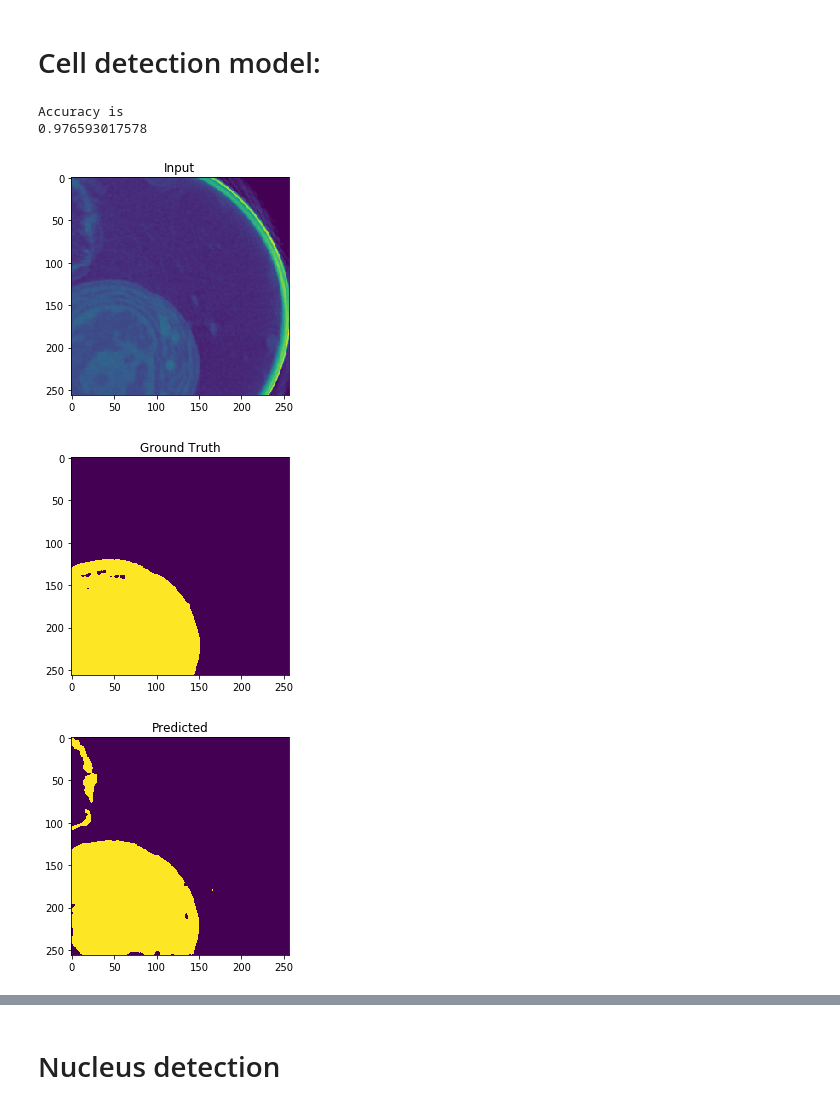
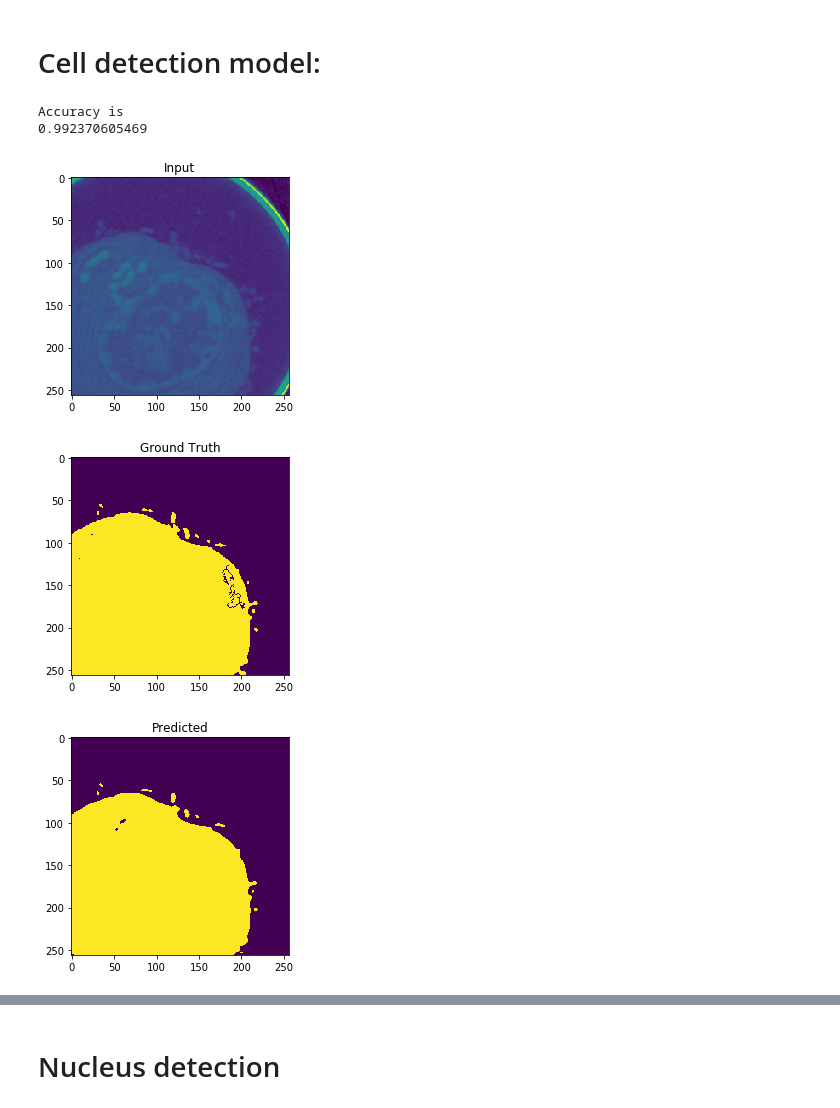
Before and after one commit to andersteele/Cell-labelling, a Jupyter notebook: Fine_features.ipynb, the cells around one changed output, grey strips where cells are left out. Cells and saved outputs as stored; diff of their text form; code cells hidden in the pictures.

```diff
--- a/Fine_features.ipynb
+++ b/Fine_features.ipynb
@@ -466,8 +90,10 @@ model.load_weights('june14')
-# %%
-_,_,_ = sample(model,slice_gen([(cell_data[3],in_cell_label[3])],batch_size=5,axes=[0],no_labels =2))
-# %% [output]
-Accuracy is
-0.976593017578
-[figure, removed]
-[figure, removed]
-[figure, removed]
+# %%
+model = Skip_Cell_Model(no_labels = 2, opt='adadelta', pass_levels=[1,2,3,4])
+model.load_weights('models/june14')
+
+#this range is dominated by the labelled cell
+small_X = in_cell_X[3][0:350,:,250:]
+small_Y = in_cell_Y[3][0:350,:,250:]
+cv_gen = slice_gen([(small_X,small_Y)], axes=[2], no_labels = 2)
+
+train_gen = slice_gen(in_cell_train,batch_size=5,axes=[0,1,2],no_labels = 2)
@@ -473,0 +103,8 @@ Accuracy is
+# %%
+X,Y,Y_p = sample(model,train_gen)
+# %% [output]
+Accuracy is
+0.992370605469
+[figure, added]
+[figure, added]
+[figure, added]
```
Also changed, not shown: parts of 15 cells of this notebook.
